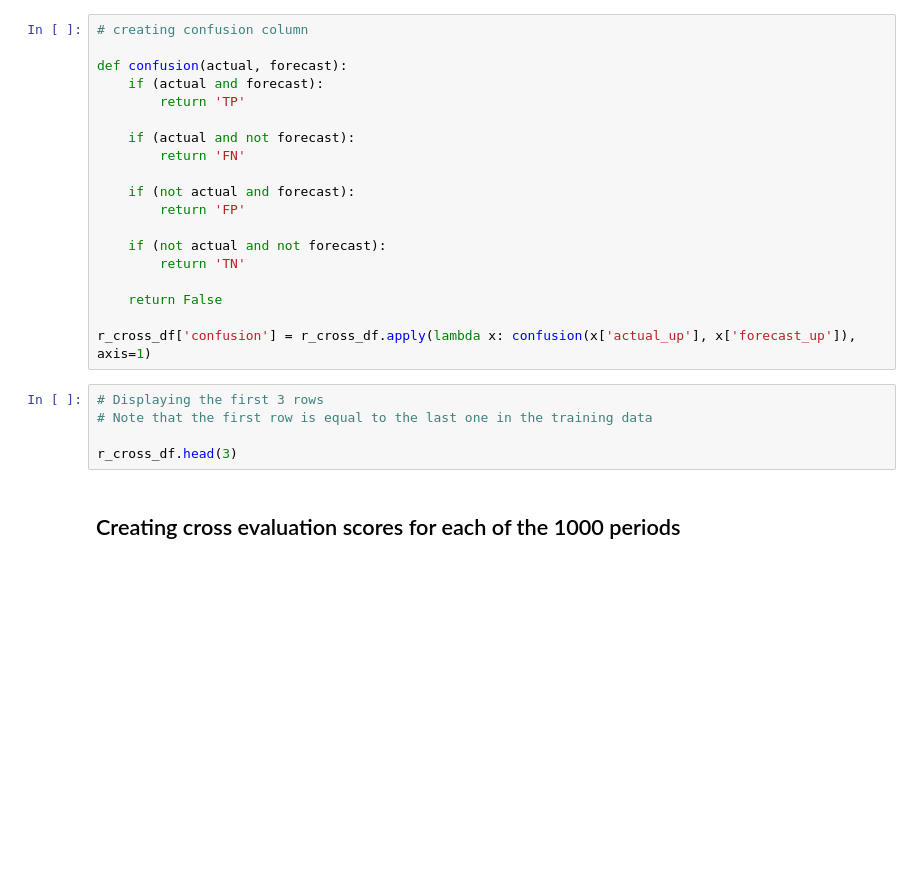
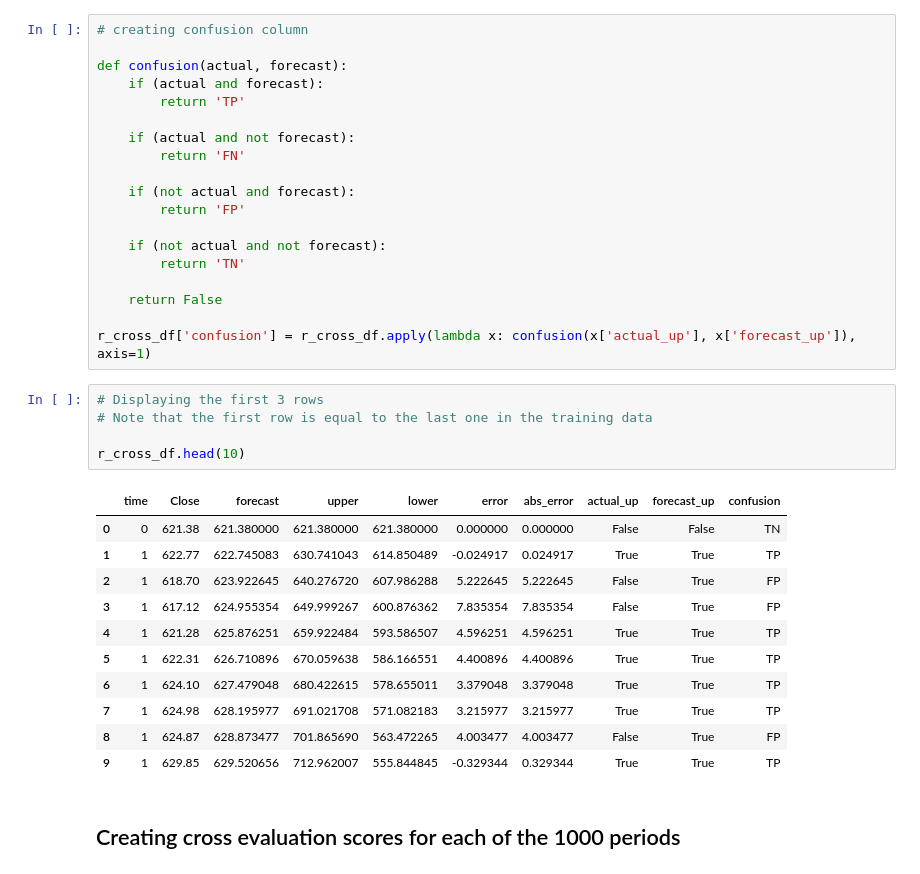
Before and after one commit to ulrikson/statistics-thesis, a Jupyter notebook: arch_evaluate.ipynb, the cells around one changed output. Cells and saved outputs as stored; diff of their text form; blank space fills up the shorter version.

```diff
--- a/arch_evaluate.ipynb
+++ b/arch_evaluate.ipynb
@@ -124,8 +142,20 @@ r_cross_df['confusion'] = r_cross_df.apply(lambda x: confusion(x['actual_up'], x
 # %%
 # Displaying the first 3 rows
 # Note that the first row is equal to the last one in the training data
 
-r_cross_df.head(3)
+r_cross_df.head(10)
+# %% [output]
+|  | time | Close | forecast | upper | lower | error | abs_error | actual_up | forecast_up | confusion |
+| 0 | 0 | 621.38 | 621.380000 | 621.380000 | 621.380000 | 0.000000 | 0.000000 | False | False | TN |
+| 1 | 1 | 622.77 | 622.745083 | 630.741043 | 614.850489 | -0.024917 | 0.024917 | True | True | TP |
+| 2 | 1 | 618.70 | 623.922645 | 640.276720 | 607.986288 | 5.222645 | 5.222645 | False | True | FP |
+| 3 | 1 | 617.12 | 624.955354 | 649.999267 | 600.876362 | 7.835354 | 7.835354 | False | True | FP |
+| 4 | 1 | 621.28 | 625.876251 | 659.922484 | 593.586507 | 4.596251 | 4.596251 | True | True | TP |
+| 5 | 1 | 622.31 | 626.710896 | 670.059638 | 586.166551 | 4.400896 | 4.400896 | True | True | TP |
+| 6 | 1 | 624.10 | 627.479048 | 680.422615 | 578.655011 | 3.379048 | 3.379048 | True | True | TP |
+| 7 | 1 | 624.98 | 628.195977 | 691.021708 | 571.082183 | 3.215977 | 3.215977 | True | True | TP |
+| 8 | 1 | 624.87 | 628.873477 | 701.865690 | 563.472265 | 4.003477 | 4.003477 | False | True | FP |
+| 9 | 1 | 629.85 | 629.520656 | 712.962007 | 555.844845 | -0.329344 | 0.329344 | True | True | TP |
 # %% [markdown]
 ## Creating cross evaluation scores for each of the 1000 periods
 # %%
```
Also changed, not shown: parts of 7 cells of this notebook, 2 other files.
